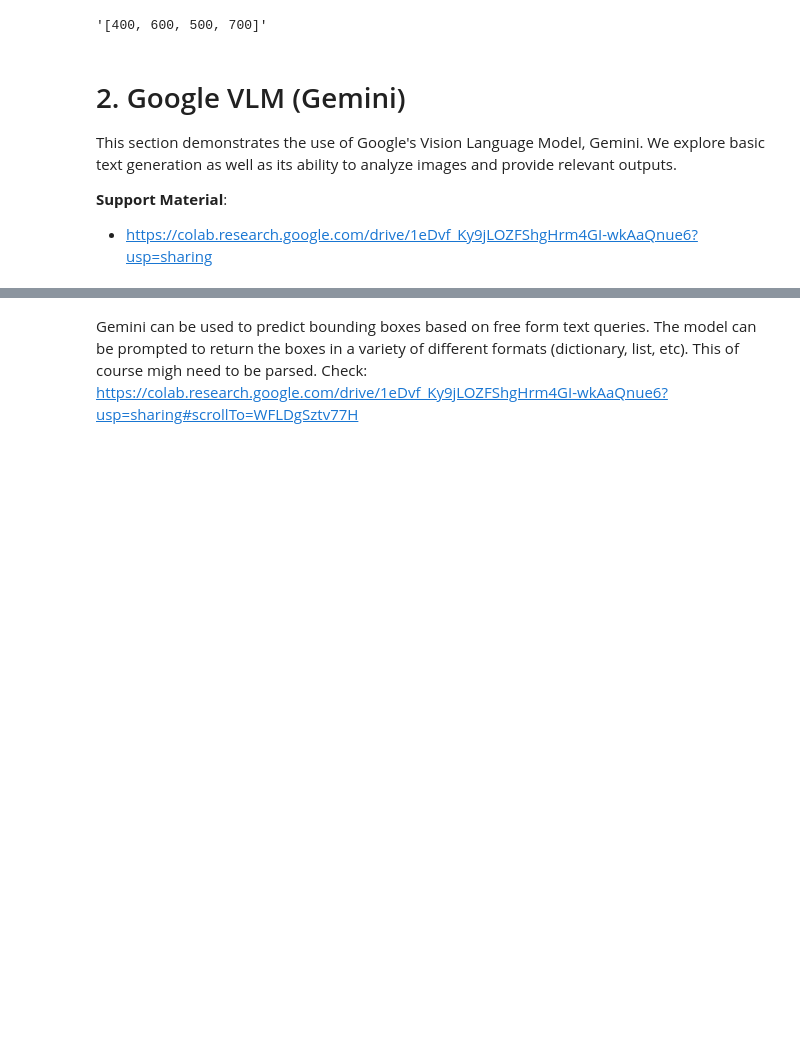
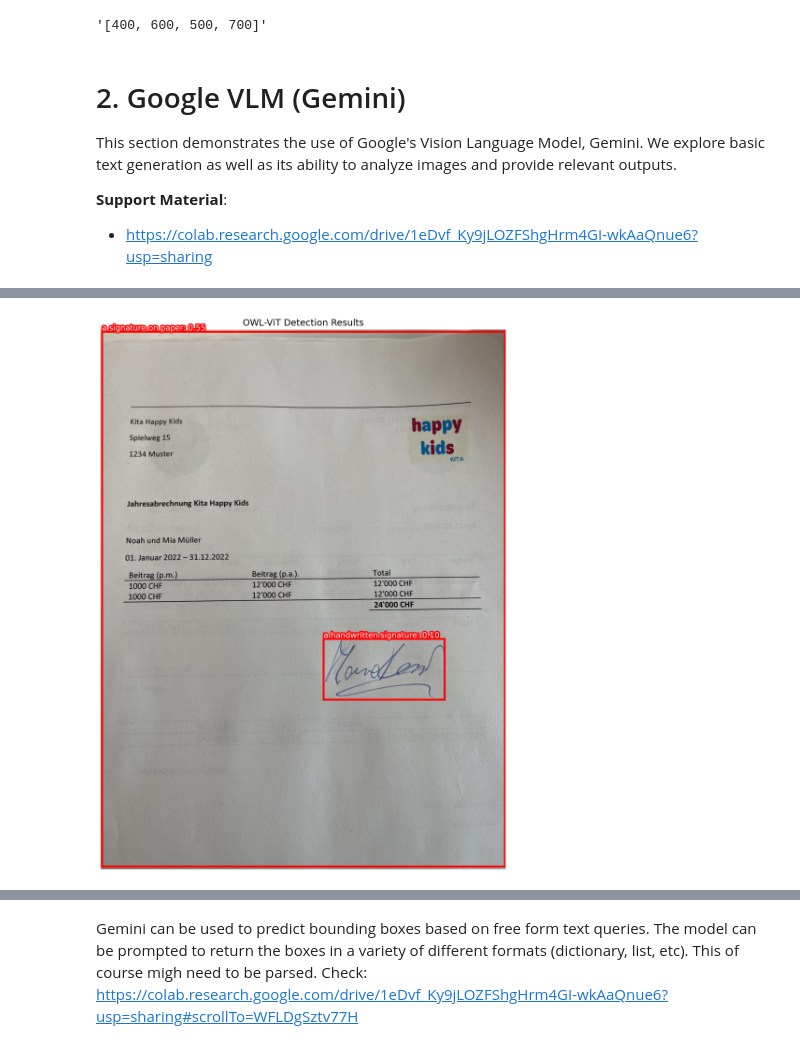
Before and after one commit to blobb3/MultimodalInteraction_ObjDet, a Jupyter notebook: VLM_Basics.ipynb, the cells around one changed output, grey strips where cells are left out. Saved outputs shown, nothing was run; the diff lists cells and outputs as text; code cells hidden in the pictures; blank space fills up the shorter version.

```diff
--- a/VLM_Basics.ipynb
+++ b/VLM_Basics.ipynb
@@ -137,0 +271,10 @@ output
+# %%
+# Extrahiere Details aller Personen in "elements"
+people_details = [
+    element["details"] for element in output["description"]["foreground"]["elements"]
+    if element["type"] == "person"
+]
+
+# Ausgabe der Details
+for i, person in enumerate(people_details, start=1):
+    print(f"Person {i}: {person}")
@@ -471,0 +825,82 @@ Gemini Detection Results:
+# %%
+from PIL import Image  # Für Bildverarbeitung
+import matplotlib.pyplot as plt  # Für Visualisierung
+import matplotlib.patheffects as pe  # Für Text-Effekte bei Annotationen
+from transformers import pipeline  # Für OWL-ViT
+
+def detect_and_visualize_with_owlvit(image_path):
+    # 1. Bild laden
+    image = Image.open(image_path)  # Öffnet das Bild
+
+    # 2. OWL-ViT Setup mit relevanten Labels
+    OWL_checkpoint = "google/owlvit-base-patch32"  # Modell-Checkpoint
+    text_labels = [
+        "a handwritten signature",  # Handschriftliche Unterschrift
+        "a signature on paper",  # Unterschrift auf Papier
+        "handwriting at bottom of document",  # Handschrift am unteren Rand des Dokuments
+        "signed document"  # Signiertes Dokument
+    ]
+
+    # OWL-ViT Modell initialisieren
+    detector = pipeline(
+        model=OWL_checkpoint,
+        task="zero-shot-object-detection"
+    )
+
+    # 3. OWL-ViT Detektion durchführen
+    print("Running OWL-ViT detection...")
+    output_owl = detector(
+        image,  # Eingabebild
+        candidate_labels=text_labels,  # Textlabels für die Objekterkennung
+        threshold=0.1  # Score-Schwelle für die Erkennung
+    )
+
+    # 4. Ergebnisse ausgeben
+    print("\nOWL-ViT Detection Results:")
+    print(output_owl)
+
+    # 5. Ergebnisse vorbereiten
+    def preprocess_outputs(output):
+        """
+        Extrahiert Scores, Labels und Bounding-Boxen aus der OWL-ViT-Ausgabe.
+        """
+        scores = [x["score"] for x in output]
+        labels = [x["label"] for x in output]
+        boxes = [list(x["box"].values()) for x in output]
+        return scores, labels, boxes
+
+    scores, labels, boxes = preprocess_outputs(output_owl)
+
+    # 6. Ergebnisse visualisieren
+    def show_boxes_and_labels_on_image(raw_image, boxes, labels, scores, title):
+        """
+        Zeichnet Bounding-Boxen, Labels und Scores auf das Bild.
+        """
+        plt.figure(figsize=(15, 15))
+        plt.imshow(raw_image)
+        for i, box in enumerate(boxes):
+            x0, y0, x1, y1 = box
+            plt.gca().add_patch(
+                plt.Rectangle((x0, y0), x1 - x0, y1 - y0, edgecolor="red", facecolor="none", lw=3)
+            )
+            plt.text(
+                x=x0,
+                y=y0 - 10,
+                s=f"{labels[i]}: {scores[i]:.2f}",
+                color="white",
+                path_effects=[pe.withStroke(linewidth=4, foreground="red")],
+                fontsize=12
+            )
+        plt.axis("off")
+        plt.title(title, fontsize=14)
+        plt.show()
+
+    show_boxes_and_labels_on_image(
+        image, boxes, labels, scores, "OWL-ViT Detection Results"
+    )
+
+# Funktion auf ein Beispielbild anwenden
+image_path = "images/example_signature.jpg"  # Ersetze durch den Pfad zu deinem Bild
+print(f"\nProcessing image: {image_path}")
+detect_and_visualize_with_owlvit(image_path)
+# %% [output]
@@ -471,0 +912 @@ Gemini Detection Results:
+[figure, added]
```
Also changed, not shown: parts of 42 cells of this notebook.
